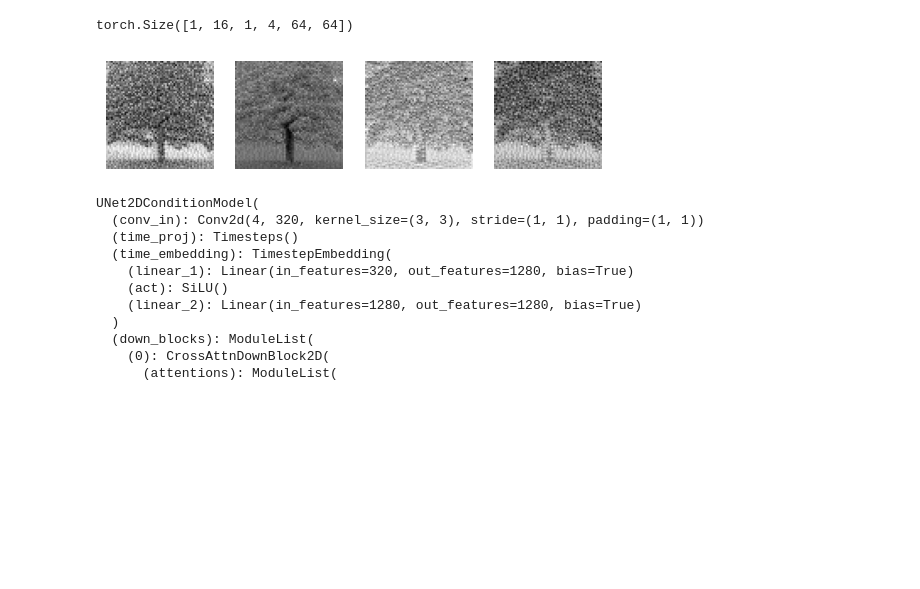
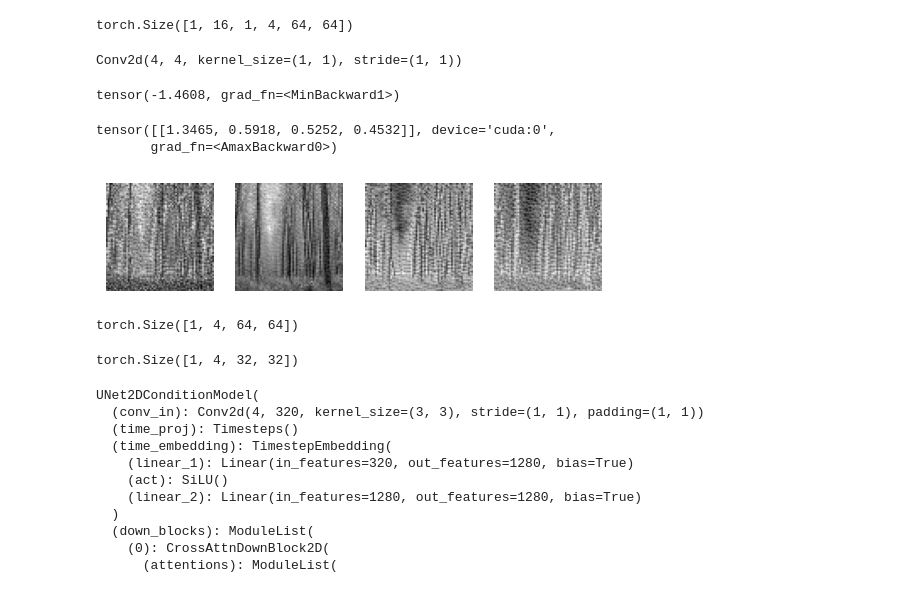
Before and after one commit to alexpondaven/particlediffusion, a Jupyter notebook: particles.ipynb, the cells around one changed output. Drawn from its saved outputs; the diff is of its cells as text; code cells hidden in the pictures; blank space fills up the shorter version.

Commit message:
uniform init latents and correction step size work

```diff
--- a/particles.ipynb
+++ b/particles.ipynb
@@ -81,4 +81,4 @@ config = {**config,
           "text_embeddings": text_embeddings
           }
 # %%
-latent = denoise([1], 0, config, return_all_samples=False, generator=generator)
+latent = denoise([1], 0, config, return_all_samples=True, generator=generator)
@@ -481,10 +483,29 @@ s = pipe.vae.post_quant_conv(particles[0])
+# %%
+pipe.vae.post_quant_conv.to("cuda")
+# %% [output]
+Conv2d(4, 4, kernel_size=(1, 1), stride=(1, 1))
+# %%
+s.min()
+# %% [output]
+tensor(-1.4608, grad_fn=<MinBackward1>)
+# %%
+torch.amax(lat, dim=(2,3))
+# %% [output]
+tensor([[1.3465, 0.5918, 0.5252, 0.4532]], device='cuda:0',
+       grad_fn=<AmaxBackward0>)
 # %%
-lat = particles[0].permute(2,3,1,0).squeeze().cpu().detach()[...,:]
-lat -= lat.min()
-lat /= lat.max()
+lat = latent.permute(2,3,1,0).squeeze().cpu().detach()[...,:]
+lat -= torch.amin(lat, dim=(0,1))
+lat /= torch.amax(lat, dim=(0,1))
 for i in range(4):
     plt.subplot(1,4,i+1)
     plt.axis('off')
     plt.imshow(lat[...,i], cmap='gray')
+filename = f"data/latent.png"
+plt.savefig(filename)
 # %% [output]
-[figure, old version]
+[figure, new version]
+# %%
+latent.shape
+# %% [output]
+torch.Size([1, 4, 64, 64])
@@ -491,3 +514,7 @@ for i in range(4):
+# %%
+diff1.shape
+# %% [output]
+torch.Size([1, 4, 32, 32])
 # %%
 pipe.unet
 # %% [output]
```
Also changed, not shown: parts of 3 cells of this notebook, 3 other files.
